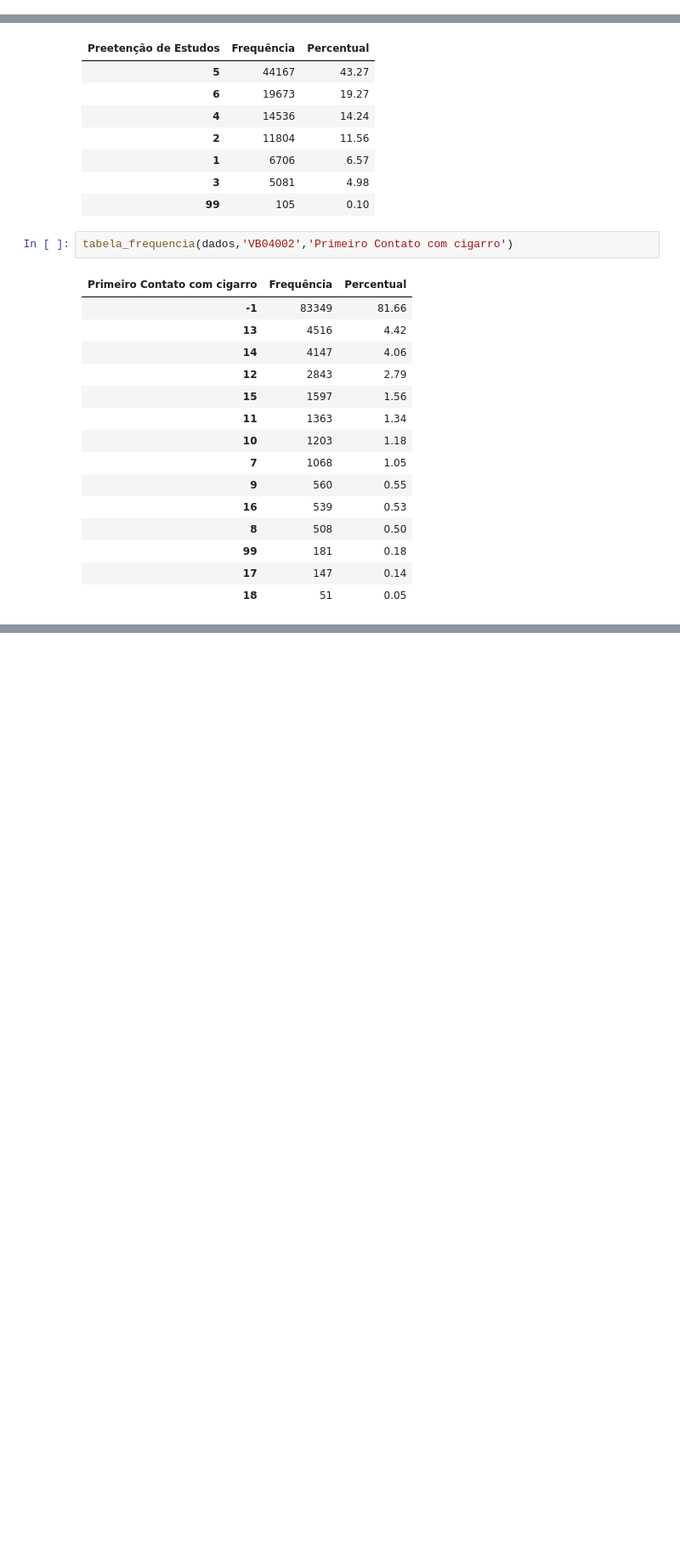
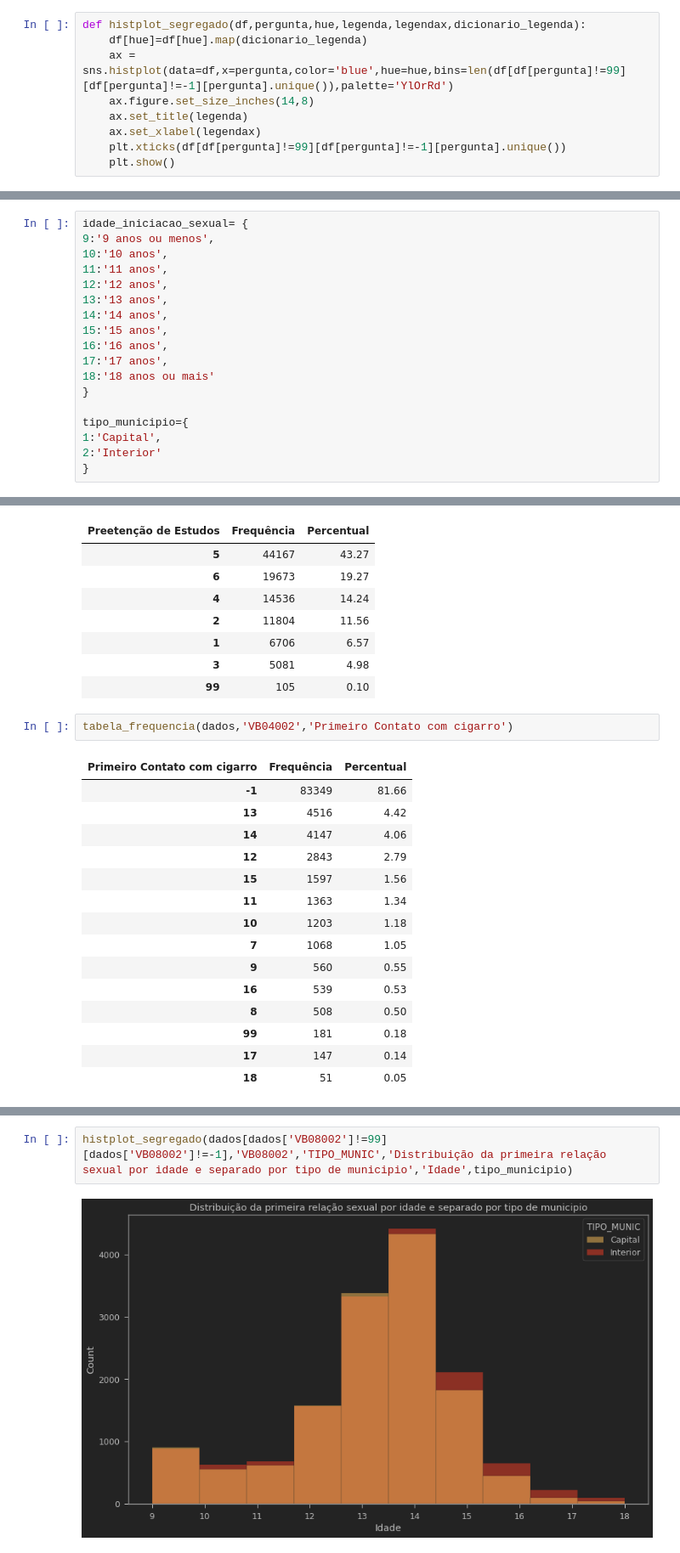
Before and after one commit to Igor-Arantes/Bootcamp-Data-Science-Aplicada, a Jupyter notebook: Igor_Arantes_Desafio_03.ipynb, the cells around one changed output, grey strips where cells are left out. Shown at 85% size. Saved outputs shown, nothing was run; the diff lists cells and outputs as text; blank space fills up the shorter version.

```diff
--- a/Igor_Arantes_Desafio_03.ipynb
+++ b/Igor_Arantes_Desafio_03.ipynb
@@ -33,0 +61,9 @@ dados = pd.read_csv(zip.open(zip.namelist()[1]), sep = ";", thousands=".", decim
+# %%
+def histplot_segregado(df,pergunta,hue,legenda,legendax,dicionario_legenda):
+    df[hue]=df[hue].map(dicionario_legenda)
+    ax = sns.histplot(data=df,x=pergunta,color='blue',hue=hue,bins=len(df[df[pergunta]!=99][df[pergunta]!=-1][pergunta].unique()),palette='YlOrRd')
+    ax.figure.set_size_inches(14,8)
+    ax.set_title(legenda)
+    ax.set_xlabel(legendax)
+    plt.xticks(df[df[pergunta]!=99][df[pergunta]!=-1][pergunta].unique())
+    plt.show()
@@ -34,3 +75,21 @@ dados = pd.read_csv(zip.open(zip.namelist()[1]), sep = ";", thousands=".", decim
+# %%
+idade_iniciacao_sexual= {
+9:'9 anos ou menos',
+10:'10 anos',
+11:'11 anos',
+12:'12 anos',
+13:'13 anos',
+14:'14 anos',
+15:'15 anos',
+16:'16 anos',
+17:'17 anos',
+18:'18 anos ou mais'
+}
+
+tipo_municipio={
+1:'Capital',
+2:'Interior'
+}
 # %% [markdown]
 ## Exploração inicial dos dados
 # %%
@@ -190,0 +273,4 @@ def k_sturges(amostra):
+# %%
+histplot_segregado(dados[dados['VB08002']!=99][dados['VB08002']!=-1],'VB08002','TIPO_MUNIC','Distribuição da primeira relação sexual por idade e separado por tipo de municipio','Idade',tipo_municipio)
+# %% [output]
+[figure, added]
```
Also changed, not shown: parts of 20 cells of this notebook.
